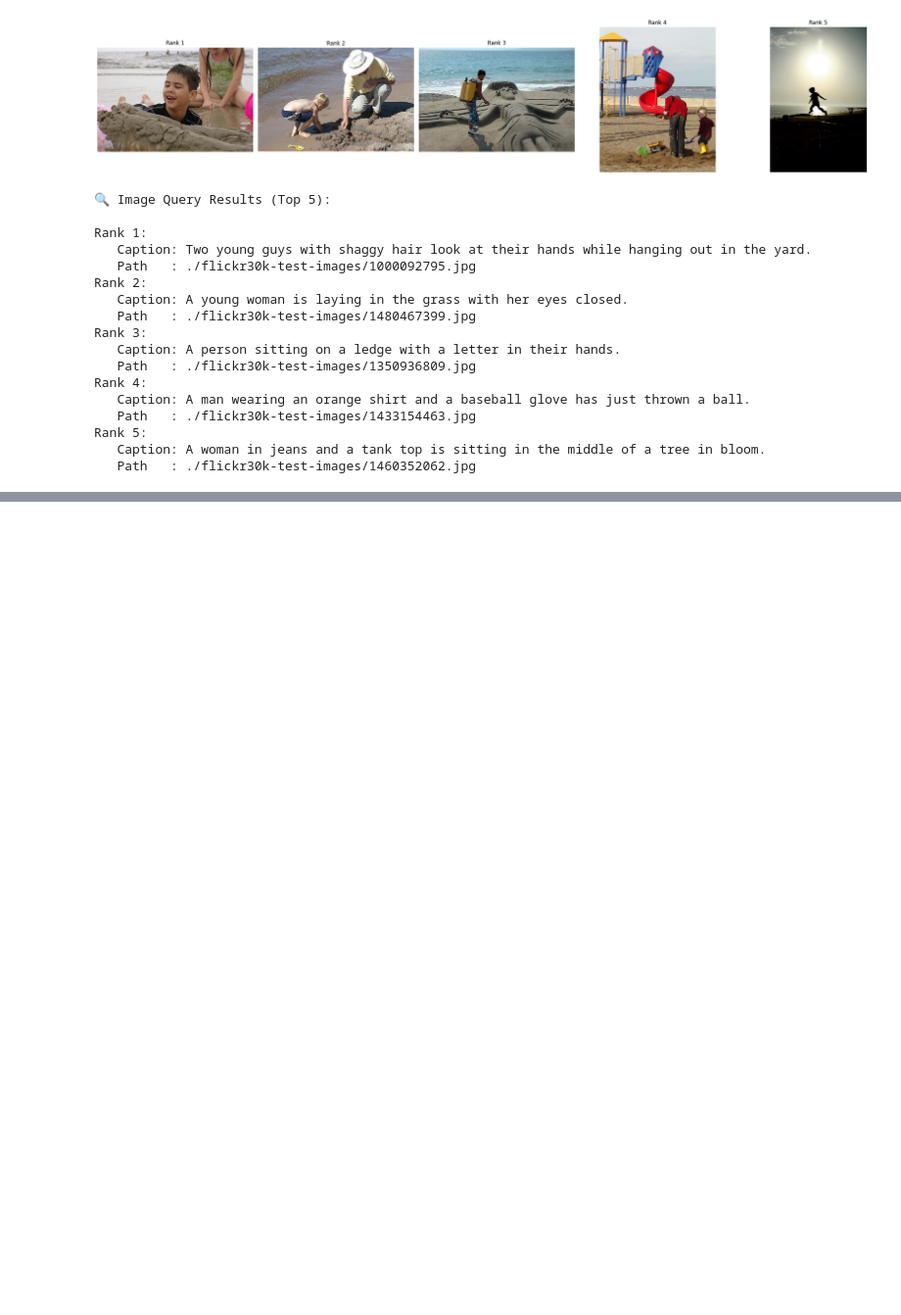
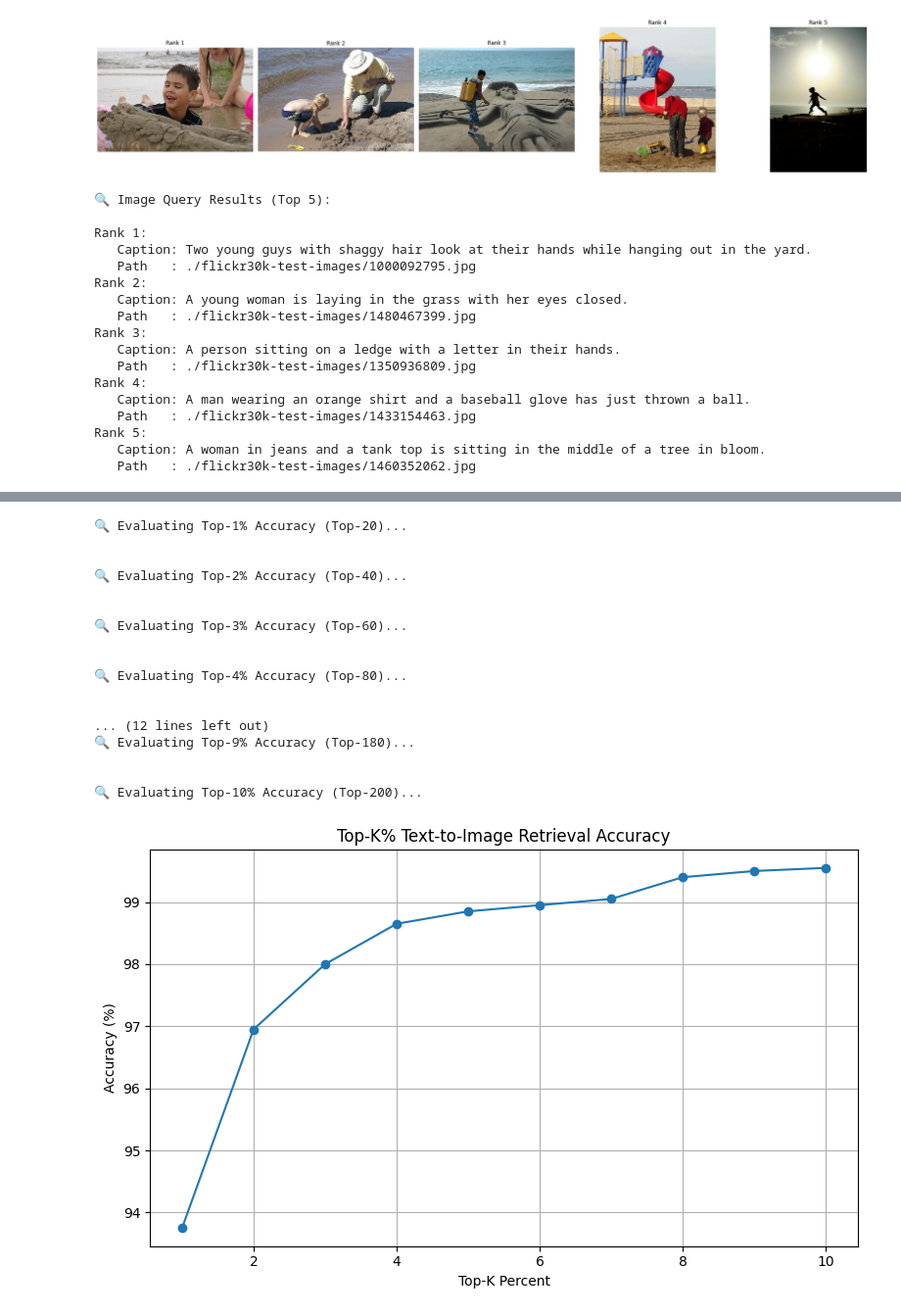
Before and after one commit to AB-at-UCR/SensAISearch, a Jupyter notebook: notebooks/data_exploration.ipynb, the cells around one changed output, grey strips where cells are left out. Shown at 98% size. Cells and saved outputs as stored; diff of their text form; code cells hidden in the pictures; blank space fills up the shorter version.

```diff
--- a/notebooks/data_exploration.ipynb
+++ b/notebooks/data_exploration.ipynb
@@ -474,0 +532,37 @@ Rank 5:
+# %%
+import matplotlib.pyplot as plt
+
+top_k_percents = list(range(1, 11))  # From 1% to 10%
+accuracies = []
+
+for k in top_k_percents:
+    acc = evaluate_top_k(text_embeddings, index, top_k_percent=k)
+    accuracies.append(acc * 100)
+
+plt.figure(figsize=(8, 5))
+plt.plot(top_k_percents, accuracies, marker='o')
+plt.title("Top-K% Text-to-Image Retrieval Accuracy")
+plt.xlabel("Top-K Percent")
+plt.ylabel("Accuracy (%)")
+plt.grid(True)
+plt.tight_layout()
+plt.show()
+# %% [output]
+🔍 Evaluating Top-1% Accuracy (Top-20)...
+
+
+🔍 Evaluating Top-2% Accuracy (Top-40)...
+
+
+🔍 Evaluating Top-3% Accuracy (Top-60)...
+
+
+🔍 Evaluating Top-4% Accuracy (Top-80)...
+
+
+... (12 lines left out)
+🔍 Evaluating Top-9% Accuracy (Top-180)...
+
+
+🔍 Evaluating Top-10% Accuracy (Top-200)...
+[figure, added]
```
Also changed, not shown: parts of 24 cells of this notebook.
